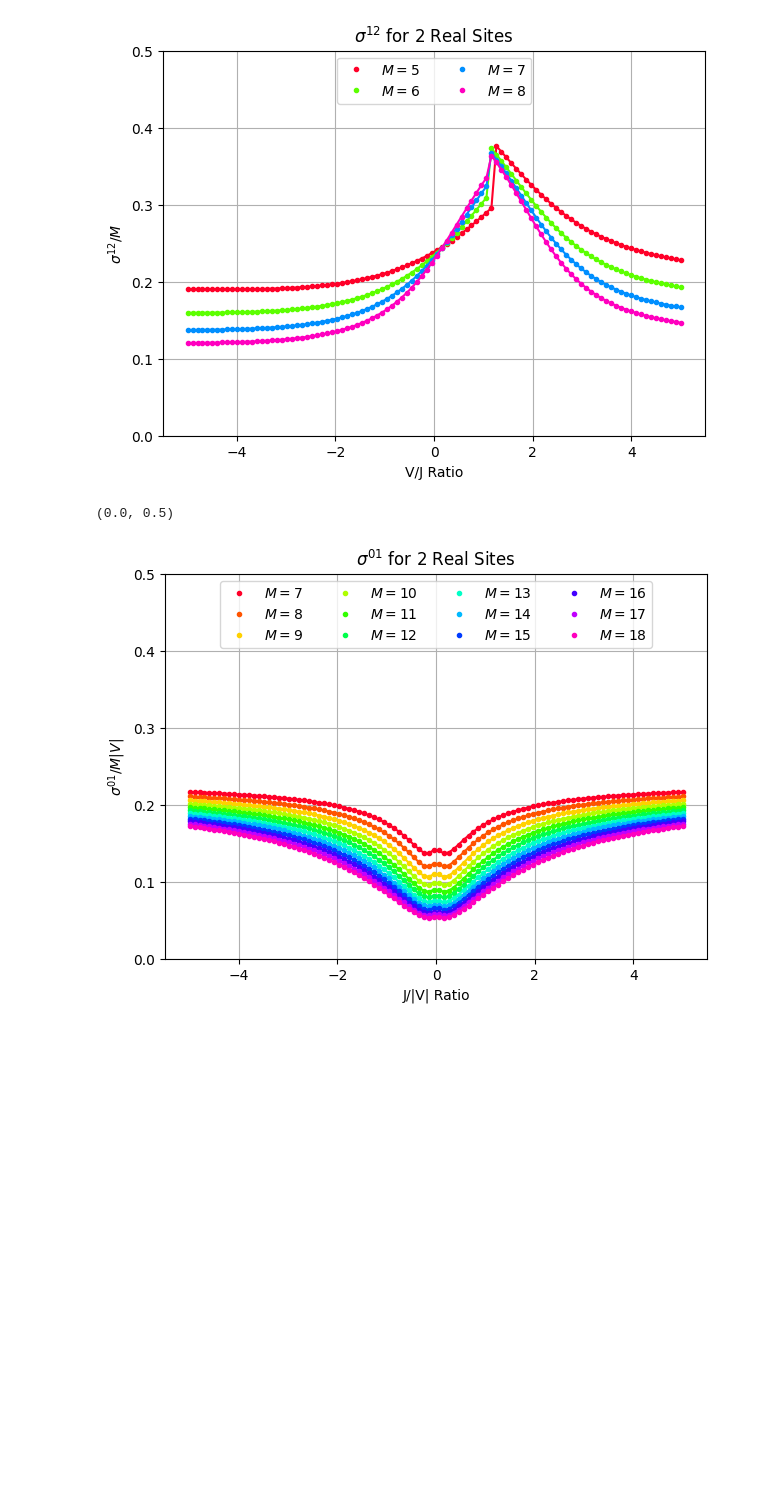
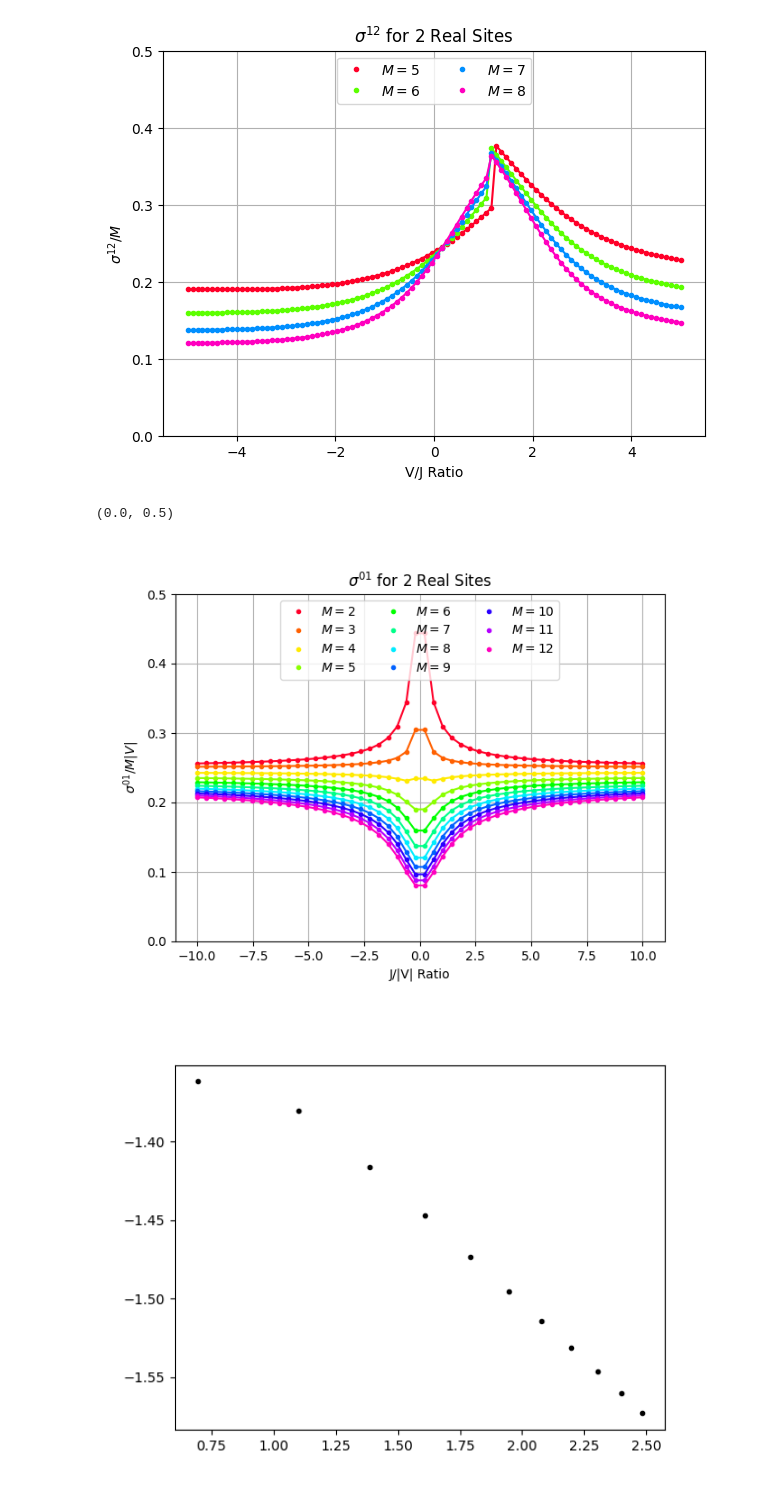
Before and after one commit to jwdesroches/synthetic_dimensions, a Jupyter notebook: model_verification/sigma_plotting.ipynb, the cells around one changed output. Saved outputs shown, nothing was run; the diff lists cells and outputs as text; code cells hidden in the pictures; blank space fills up the shorter version.

```diff
--- a/model_verification/sigma_plotting.ipynb
+++ b/model_verification/sigma_plotting.ipynb
@@ -47,40 +49,45 @@ ax.set_ylim(0,0.5)
 [figure]
 # %%
 N = 2
-Ms = [7,8,9,10,11,12,13,14,15,16,17,18]
+Ms = [2,3,4,5,6,7,8,9,10,11,12]
 V = -1
-J_V_ratios = np.linspace(-5,5,100)
+J_V_ratios = np.linspace(-10,10,50)
 
 # for sigma^01
 i = 0
 j = 1
 
 fig, ax = plt.subplots(figsize = (7,5))
 cmap = get_cmap("gist_rainbow", len(Ms))
+fig2, ax2 = plt.subplots()
 
 for idx, M in enumerate(Ms):
     sigmas = []
 
     for J_V_ratio in J_V_ratios:
-        J_V_ratio
 
         H = construct_rescaled_hamiltonian(N,M,V,mu_V_ratio=0, J_V_ratio=J_V_ratio)
 
         states, _ = enumerate_states(N,M)
 
         eigenvalues, eigenvectors = exact_diagonalize(H)
 
         sigmas += [sigma_ij(i=i, j=j, ground_state_wavefunction=eigenvectors[0], states = states, N=N, M=M)/M]
 
     ax.plot(J_V_ratios, sigmas, ".", color = cmap(idx), label = f"$M=${M}")
     ax.plot(J_V_ratios, sigmas, "-", color = cmap(idx))
 
+    ax2.plot(np.log(M), np.log(sigmas[-1]), '.k' )
+
+
+
 ax.set_title("$\sigma^{01}$ for "+ f"{N} Real Sites")
 ax.set_xlabel("J/|V| Ratio")
 ax.set_ylabel("$\sigma^{01}/M|V|$")
 ax.grid()
 ax.legend(loc="upper center", ncols=len(Ms)/3, fancybox=True)
 ax.set_ylim(0,0.5)
 # %% [output]
 (0.0, 0.5)
-[figure, old version]
+[figure, new version]
+[figure, added]
```
Also changed, not shown: parts of 1 cell of this notebook, 4 other files.
